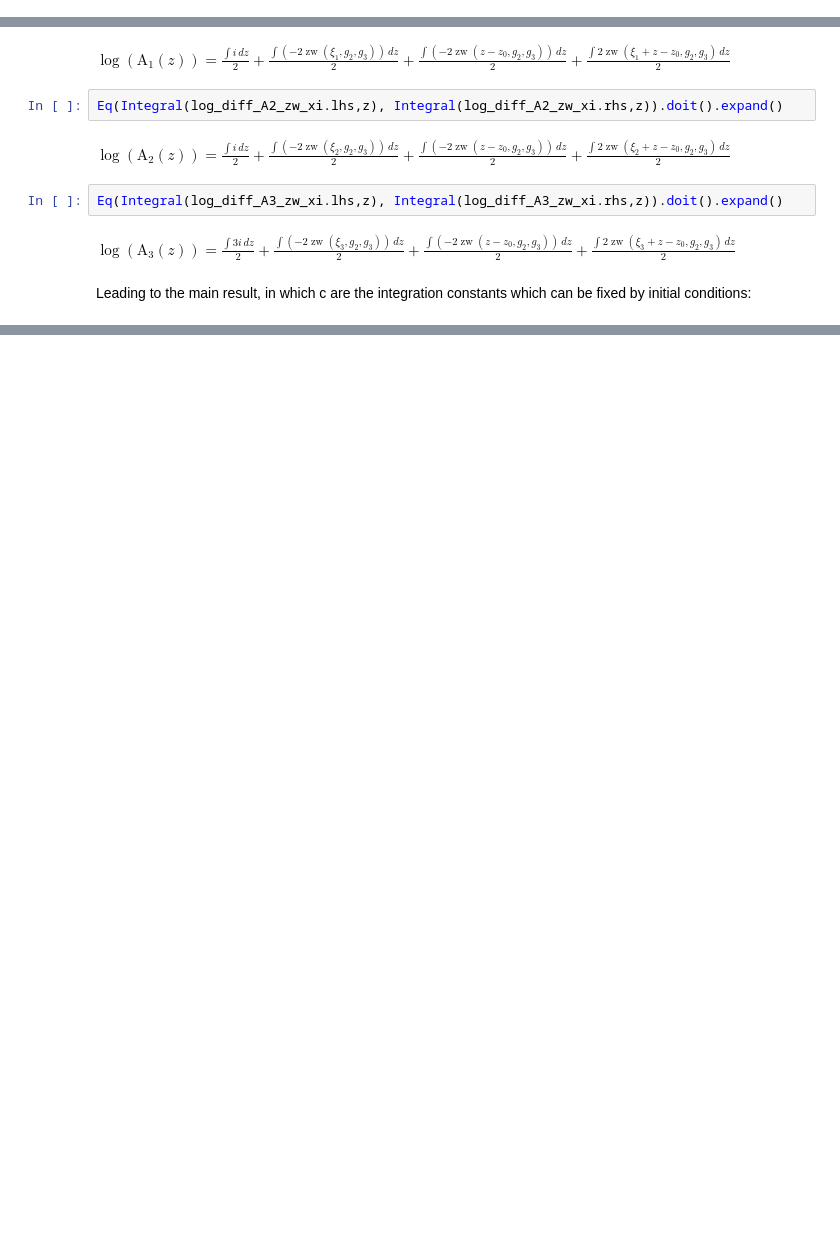
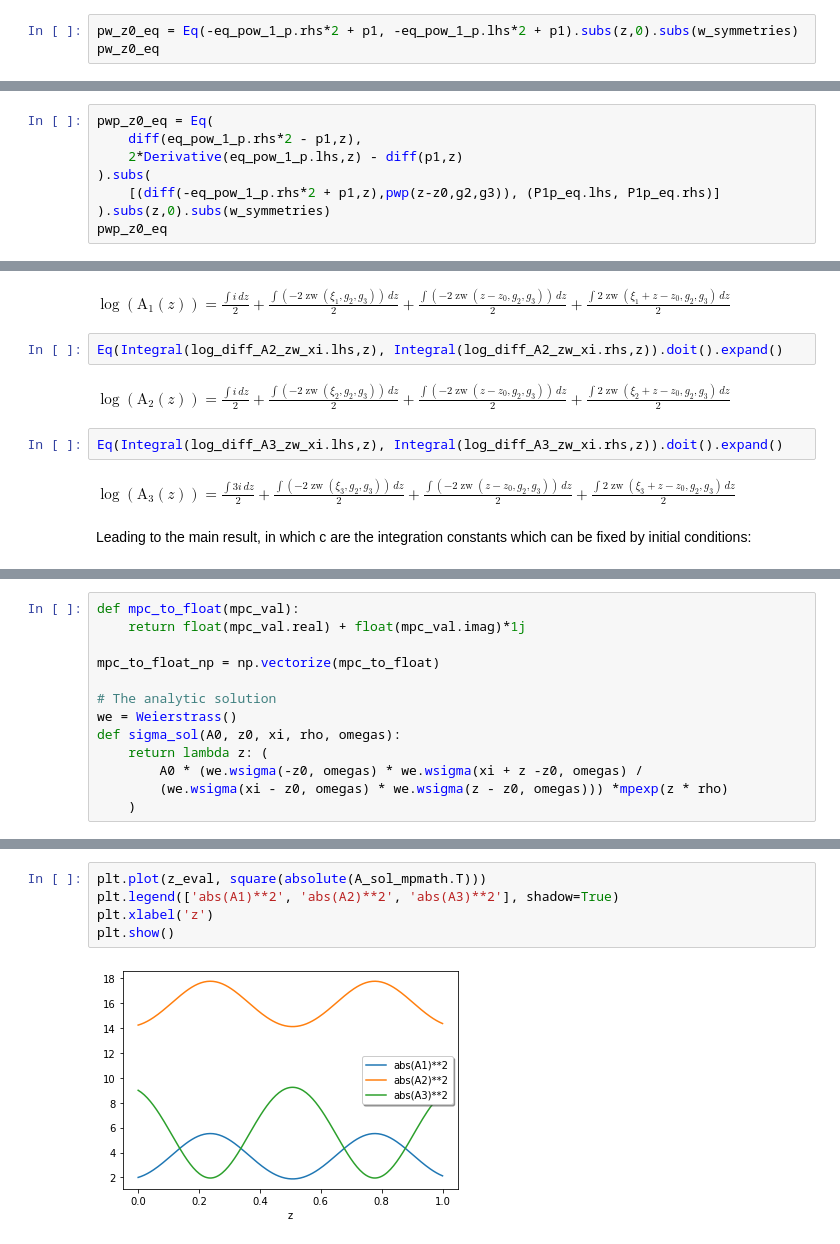
Before and after one commit to HeskethGD/Elliptic-Functions, a Jupyter notebook: Analytic Solutions of Nonlinear Coupled Mode Optics with Quadratic Nonlinearity.ipynb, the cells around one changed output, grey strips where cells are left out. Saved outputs shown, nothing was run; the diff lists cells and outputs as text; blank space fills up the shorter version.

```diff
--- a/Analytic Solutions of Nonlinear Coupled Mode Optics with Quadratic Nonlinearity.ipynb
+++ b/Analytic Solutions of Nonlinear Coupled Mode Optics with Quadratic Nonlinearity.ipynb
@@ -293,0 +299,3 @@ $\displaystyle \operatorname{A_{1}}{\left(z \right)} \operatorname{Ac_{1}}{\left
+# %%
+pw_z0_eq = Eq(-eq_pow_1_p.rhs*2 + p1, -eq_pow_1_p.lhs*2 + p1).subs(z,0).subs(w_symmetries)
+pw_z0_eq
@@ -293,0 +304,8 @@ $\displaystyle \operatorname{A_{1}}{\left(z \right)} \operatorname{Ac_{1}}{\left
+# %%
+pwp_z0_eq = Eq(
+    diff(eq_pow_1_p.rhs*2 - p1,z),
+    2*Derivative(eq_pow_1_p.lhs,z) - diff(p1,z)
+).subs(
+    [(diff(-eq_pow_1_p.rhs*2 + p1,z),pwp(z-z0,g2,g3)), (P1p_eq.lhs, P1p_eq.rhs)]
+).subs(z,0).subs(w_symmetries)
+pwp_z0_eq
@@ -707,0 +820,13 @@ $\displaystyle \operatorname{A_{3}}{\left(z \right)} = \frac{c_{3} \sigma{\left(
+# %%
+def mpc_to_float(mpc_val):
+    return float(mpc_val.real) + float(mpc_val.imag)*1j
+
+mpc_to_float_np = np.vectorize(mpc_to_float)
+
+# The analytic solution
+we = Weierstrass()
+def sigma_sol(A0, z0, xi, rho, omegas):
+    return lambda z: (
+        A0 * (we.wsigma(-z0, omegas) * we.wsigma(xi + z -z0, omegas) /
+        (we.wsigma(xi - z0, omegas) * we.wsigma(z - z0, omegas))) *mpexp(z * rho)
+    )
@@ -707,0 +879,7 @@ $\displaystyle \operatorname{A_{3}}{\left(z \right)} = \frac{c_{3} \sigma{\left(
+# %%
+plt.plot(z_eval, square(absolute(A_sol_mpmath.T)))
+plt.legend(['abs(A1)**2', 'abs(A2)**2', 'abs(A3)**2'], shadow=True)
+plt.xlabel('z')
+plt.show()
+# %% [output]
+[figure, added]
```
Also changed, not shown: parts of 23 cells of this notebook, 2 other files.
